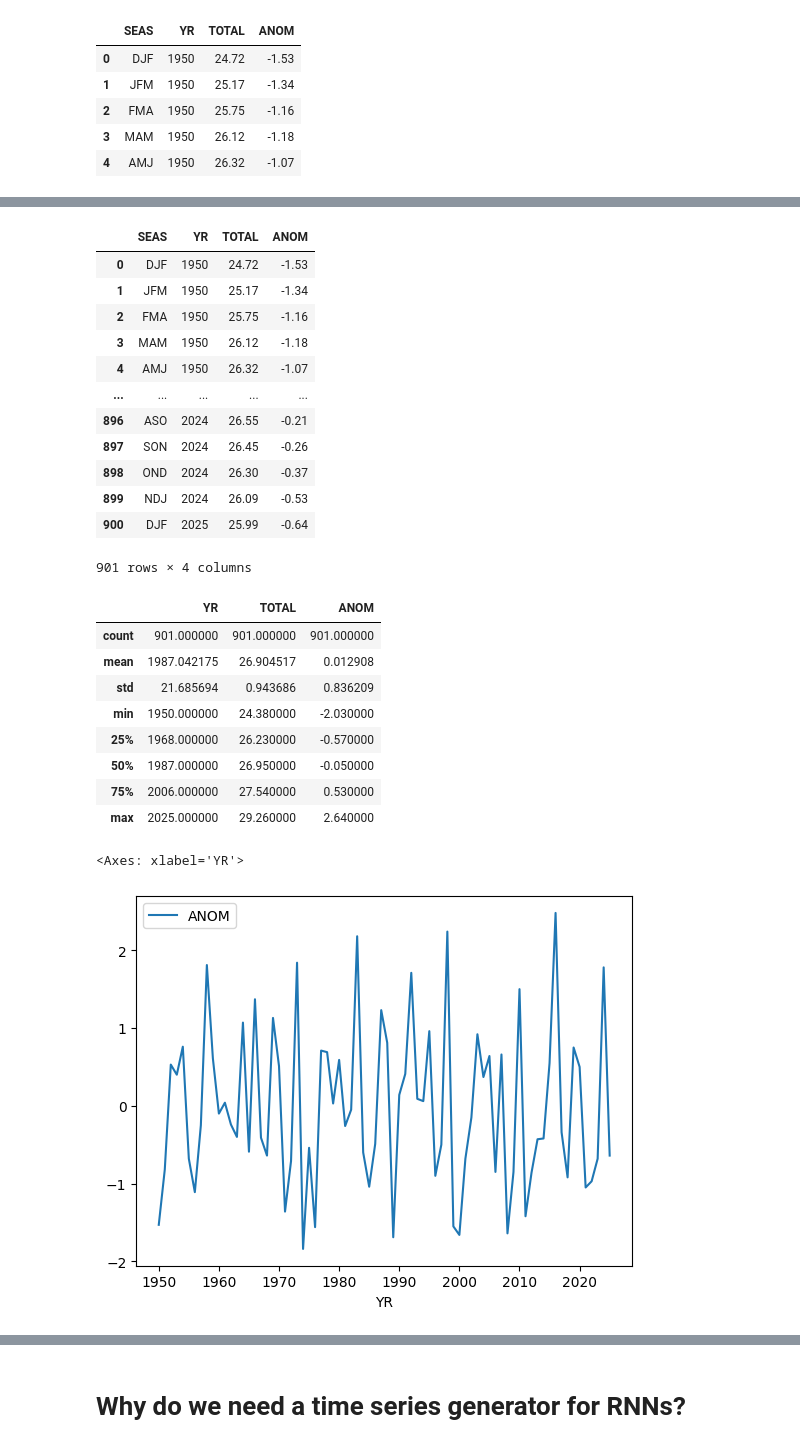
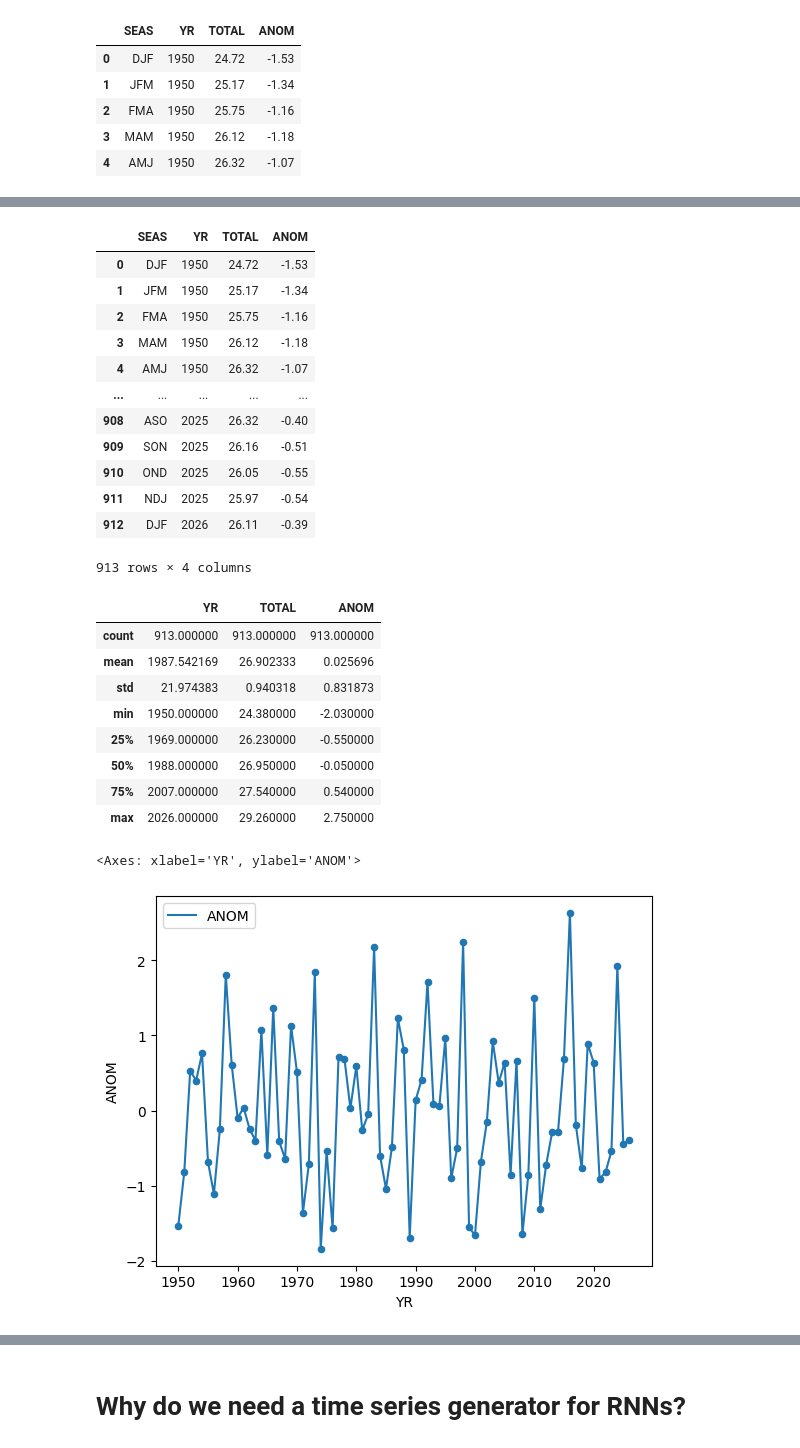
Before and after one commit to mariajmolina/UMDAOSC650, a Jupyter notebook: firstrnn.ipynb, the cells around one changed output, grey strips where cells are left out. Cells and saved outputs as stored; diff of their text form; code cells hidden in the pictures.

```diff
--- a/firstrnn.ipynb
+++ b/firstrnn.ipynb
@@ -25,7 +25,7 @@ from keras.layers import LSTM, Dense, Dropout, Activation, TimeDistributed, Repe
 # reading dataset from NOAA
 dataset = pd.read_csv(
     'http://www.cpc.ncep.noaa.gov/data/indices/oni.ascii.txt',
-    sep='\s+')
+    sep=r'\s+')
 # %%
 # data features include seasons, year, total SST (C), and ONI (ENSO index)
 dataset.head()
@@ -58,29 +58,30 @@ dataset
 | 3 | MAM | 1950 | 26.12 | -1.18 |
 | 4 | AMJ | 1950 | 26.32 | -1.07 |
 | ... | ... | ... | ... | ... |
-| 896 | ASO | 2024 | 26.55 | -0.21 |
-| 897 | SON | 2024 | 26.45 | -0.26 |
-| 898 | OND | 2024 | 26.30 | -0.37 |
-| 899 | NDJ | 2024 | 26.09 | -0.53 |
-| 900 | DJF | 2025 | 25.99 | -0.64 |
+| 908 | ASO | 2025 | 26.32 | -0.40 |
+| 909 | SON | 2025 | 26.16 | -0.51 |
+| 910 | OND | 2025 | 26.05 | -0.55 |
+| 911 | NDJ | 2025 | 25.97 | -0.54 |
+| 912 | DJF | 2026 | 26.11 | -0.39 |
-901 rows × 4 columns
+913 rows × 4 columns
 # %%
 # quick stats
 dataset.describe()
 # %% [output]
 |  | YR | TOTAL | ANOM |
-| count | 901.000000 | 901.000000 | 901.000000 |
-| mean | 1987.042175 | 26.904517 | 0.012908 |
-| std | 21.685694 | 0.943686 | 0.836209 |
+| count | 913.000000 | 913.000000 | 913.000000 |
+| mean | 1987.542169 | 26.902333 | 0.025696 |
+| std | 21.974383 | 0.940318 | 0.831873 |
 | min | 1950.000000 | 24.380000 | -2.030000 |
-| 25% | 1968.000000 | 26.230000 | -0.570000 |
-| 50% | 1987.000000 | 26.950000 | -0.050000 |
-| 75% | 2006.000000 | 27.540000 | 0.530000 |
-| max | 2025.000000 | 29.260000 | 2.640000 |
+| 25% | 1969.000000 | 26.230000 | -0.550000 |
+| 50% | 1988.000000 | 26.950000 | -0.050000 |
+| 75% | 2007.000000 | 27.540000 | 0.540000 |
+| max | 2026.000000 | 29.260000 | 2.750000 |
 # %%
 # quick viz
 # djf only
-dataset[dataset["SEAS"]=="DJF"].plot("YR","ANOM")
+ax = dataset[dataset["SEAS"]=="DJF"].plot.scatter("YR","ANOM")
+dataset[dataset["SEAS"]=="DJF"].plot("YR","ANOM", ax=ax)
 # %% [output]
-<Axes: xlabel='YR'>
+<Axes: xlabel='YR', ylabel='ANOM'>
-[figure, old version]
+[figure, new version]
```
Also changed, not shown: parts of 34 cells of this notebook.
